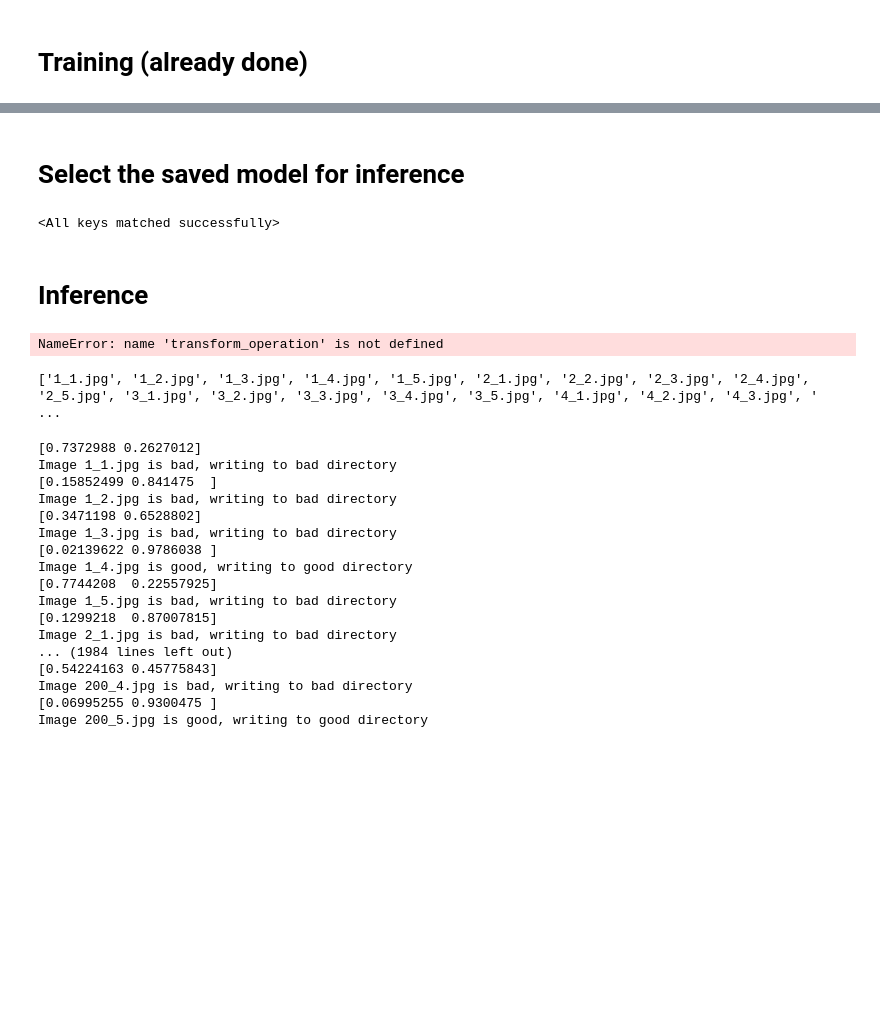
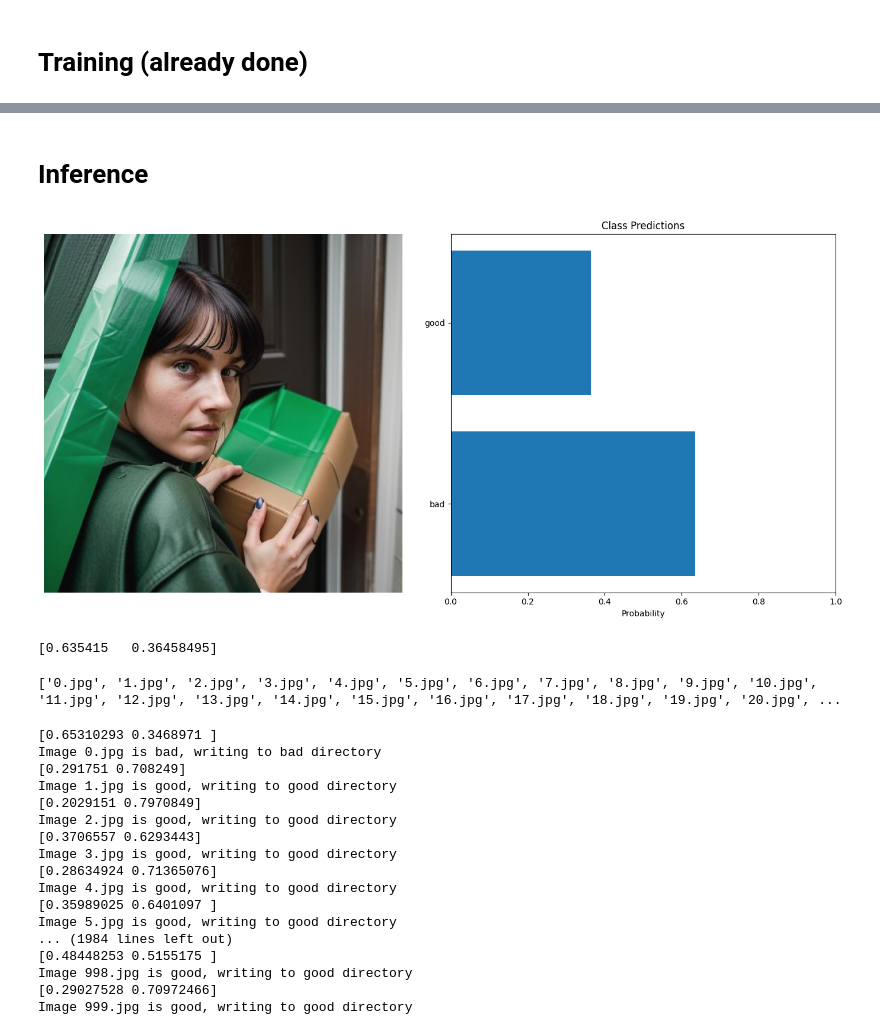
Before and after one commit to aarontenzing/filter-tool, a Jupyter notebook: model.ipynb, the cells around one changed output, grey strips where cells are left out. Cells and saved outputs as stored; diff of their text form; code cells hidden in the pictures; blank space fills up the shorter version.

```diff
--- a/model.ipynb
+++ b/model.ipynb
@@ -263,14 +258,3 @@ NameError: name 'test_loader' is not defined
-# %% [markdown]
-# Select the saved model for inference
-# %%
-# Load the saved model state dictionary from the .pth file
-checkpoint_path = 'models\\model_719acc.pth'  # Adjust the path as per your saved model file
-checkpoint = torch.load(checkpoint_path)
-
-# Load the state dictionary into the model
-model.load_state_dict(checkpoint)
-# %% [output]
-<All keys matched successfully>
 # %% [markdown]
 # Inference
 # %%
@@ -307,34 +291,35 @@ def visualize_predictions(original_image, probabilities, class_names):
 # %%
 from PIL import Image
 # Example usage
-test_image = "data\\7.jpg"
+test_image = "sort_images\\7.jpg"
 original_image, image_tensor = preprocess_image(test_image, transform_operation) # determined earlier in the code
 probabilities = predict(model, image_tensor, device)
 
 # Assuming dataset.classes gives the class names
 class_names = train_dataset.classes
 visualize_predictions(original_image, probabilities, class_names)
 print(probabilities)
 # %% [output]
+[figure, added]
-NameError: name 'transform_operation' is not defined
+[0.635415   0.36458495]
 # %%
 # Run inference write to directory
 import os
 
-directory = 'data\\'
+directory = 'sort_images\\'
 files = os.listdir(directory)
-sorted_files = sorted(files, key=lambda x: (int(x.split('_')[0]), int(x.split('_')[1].split('.')[0])))
+# sorted_files = sorted(files, key=lambda x: (int(x.split('_')[0]), int(x.split('_')[1].split('.')[0])))
+sorted_files = sorted(files, key=lambda x: (int(x.split('.')[0])))
 print(sorted_files)
 # %% [output]
-['1_1.jpg', '1_2.jpg', '1_3.jpg', '1_4.jpg', '1_5.jpg', '2_1.jpg', '2_2.jpg', '2_3.jpg', '2_4.jpg', '2_5.jpg', '3_1.jpg', '3_2.jpg', '3_3.jpg', '3_4.jpg', '3_5.jpg', '4_1.jpg', '4_2.jpg', '4_3.jpg', ' ...
+['0.jpg', '1.jpg', '2.jpg', '3.jpg', '4.jpg', '5.jpg', '6.jpg', '7.jpg', '8.jpg', '9.jpg', '10.jpg', '11.jpg', '12.jpg', '13.jpg', '14.jpg', '15.jpg', '16.jpg', '17.jpg', '18.jpg', '19.jpg', '20.jpg', ...
 # %%
 for file in sorted_files:
 
-    original_image, image_tensor = preprocess_image("data\\" + file, transform_operation) # determined earlier in the code
+    original_image, image_tensor = preprocess_image("sort_images\\" + file, transform_operation) # determined earlier in the code
     probabilities = predict(model, image_tensor, device)
     print(probabilities)
 
-    # 50% threshold for good
     if probabilities[1] > probabilities[0]:
         print(f"Image {file} is good, writing to good directory")
         original_image.save(f'results\\good\\{file}')
@@ -342,20 +327,20 @@ for file in sorted_files:
         print(f"Image {file} is bad, writing to bad directory")
         original_image.save(f'results\\bad\\{file}')
 # %% [output]
-[0.7372988 0.2627012]
-Image 1_1.jpg is bad, writing to bad directory
-[0.15852499 0.841475  ]
-Image 1_2.jpg is bad, writing to bad directory
-[0.3471198 0.6528802]
-Image 1_3.jpg is bad, writing to bad directory
-[0.02139622 0.9786038 ]
-Image 1_4.jpg is good, writing to good directory
-[0.7744208  0.22557925]
-Image 1_5.jpg is bad, writing to bad directory
-[0.1299218  0.87007815]
-Image 2_1.jpg is bad, writing to bad directory
+[0.65310293 0.3468971 ]
+Image 0.jpg is bad, writing to bad directory
+[0.291751 0.708249]
+Image 1.jpg is good, writing to good directory
+[0.2029151 0.7970849]
+Image 2.jpg is good, writing to good directory
+[0.3706557 0.6293443]
+Image 3.jpg is good, writing to good directory
+[0.28634924 0.71365076]
+Image 4.jpg is good, writing to good directory
+[0.35989025 0.6401097 ]
+Image 5.jpg is good, writing to good directory
 ... (1984 lines left out)
-[0.54224163 0.45775843]
-Image 200_4.jpg is bad, writing to bad directory
-[0.06995255 0.9300475 ]
-Image 200_5.jpg is good, writing to good directory
+[0.48448253 0.5155175 ]
+Image 998.jpg is good, writing to good directory
+[0.29027528 0.70972466]
+Image 999.jpg is good, writing to good directory
```
Also changed, not shown: parts of 14 cells of this notebook, 6 other files.
